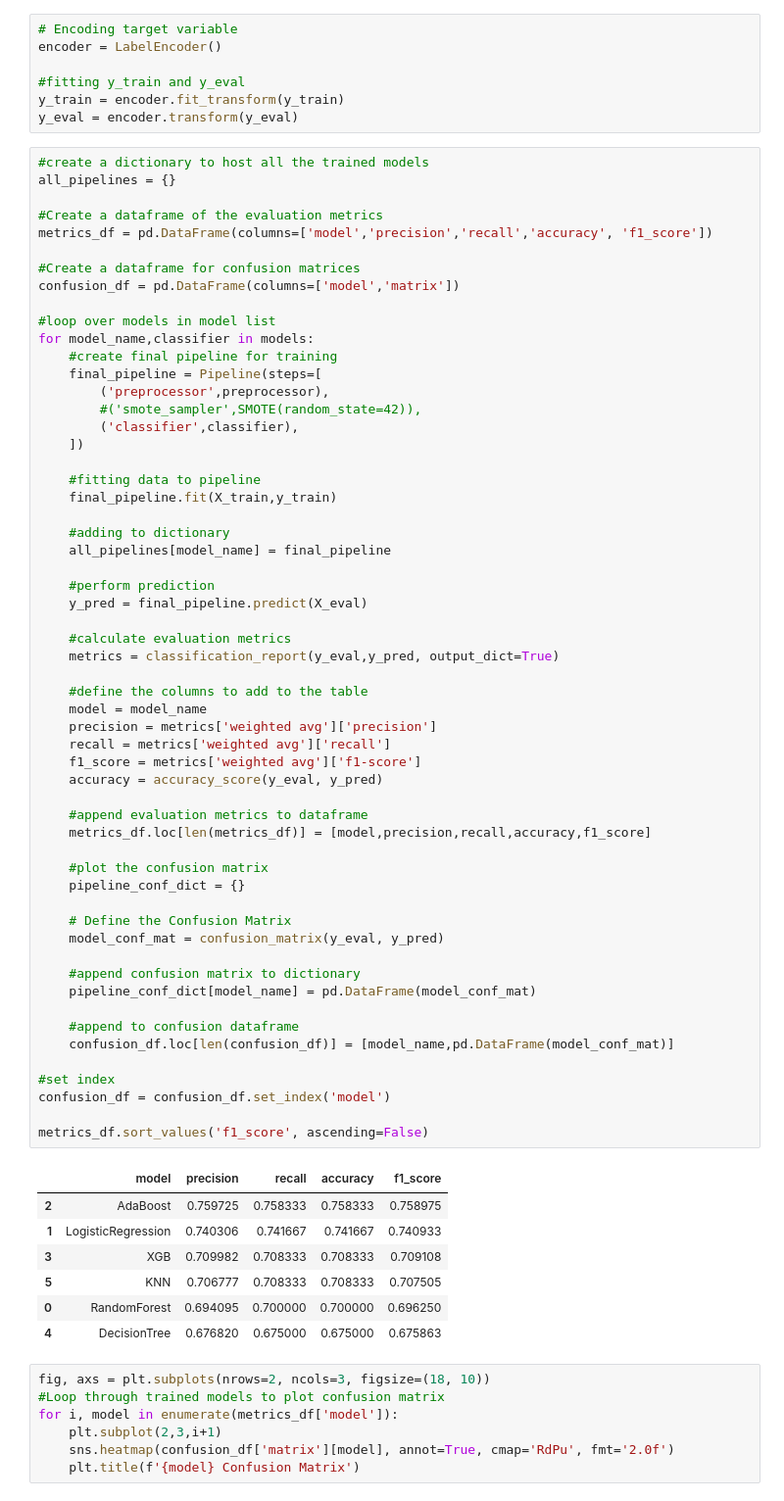
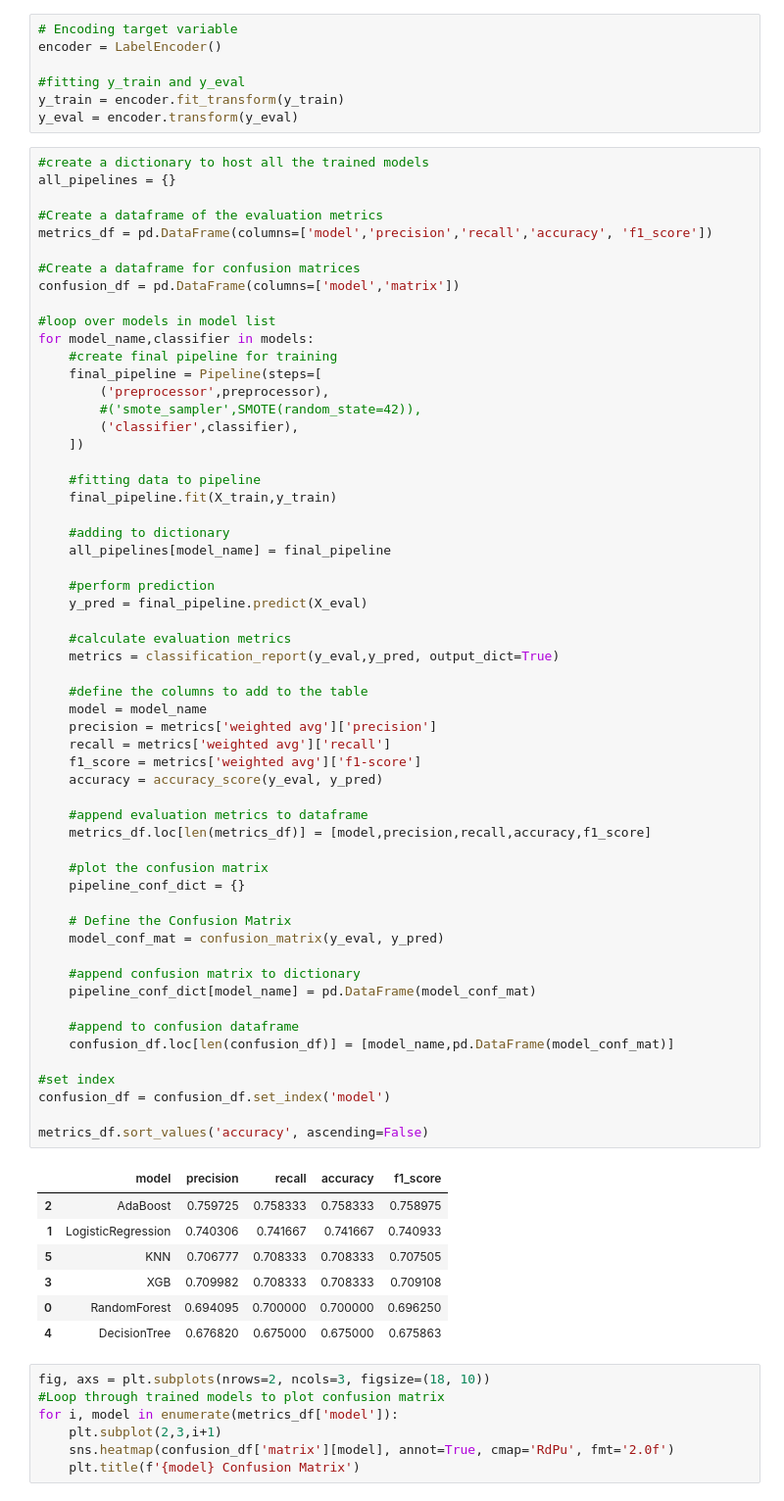
Before and after one commit to Rama-Mwenda/Sepsis-Prediction, a Jupyter notebook: notebooks/analysis.ipynb, the cells around one changed output. Shown at 98% size. Cells and saved outputs as stored; diff of their text form.

```diff
--- a/notebooks/analysis.ipynb
+++ b/notebooks/analysis.ipynb
@@ -611,36 +610,36 @@ for model_name,classifier in models:
 
     #define the columns to add to the table
     model = model_name
     precision = metrics['weighted avg']['precision']
     recall = metrics['weighted avg']['recall']
     f1_score = metrics['weighted avg']['f1-score']
     accuracy = accuracy_score(y_eval, y_pred)
 
     #append evaluation metrics to dataframe
     metrics_df.loc[len(metrics_df)] = [model,precision,recall,accuracy,f1_score]
 
     #plot the confusion matrix
     pipeline_conf_dict = {}
 
     # Define the Confusion Matrix
     model_conf_mat = confusion_matrix(y_eval, y_pred)
 
     #append confusion matrix to dictionary
     pipeline_conf_dict[model_name] = pd.DataFrame(model_conf_mat)
 
     #append to confusion dataframe
     confusion_df.loc[len(confusion_df)] = [model_name,pd.DataFrame(model_conf_mat)]
 
 #set index
 confusion_df = confusion_df.set_index('model')
 
-metrics_df.sort_values('f1_score', ascending=False)
+metrics_df.sort_values('accuracy', ascending=False)
 # %% [output]
 |  | model | precision | recall | accuracy | f1_score |
 | 2 | AdaBoost | 0.759725 | 0.758333 | 0.758333 | 0.758975 |
 | 1 | LogisticRegression | 0.740306 | 0.741667 | 0.741667 | 0.740933 |
+| 5 | KNN | 0.706777 | 0.708333 | 0.708333 | 0.707505 |
 | 3 | XGB | 0.709982 | 0.708333 | 0.708333 | 0.709108 |
-| 5 | KNN | 0.706777 | 0.708333 | 0.708333 | 0.707505 |
 | 0 | RandomForest | 0.694095 | 0.700000 | 0.700000 | 0.696250 |
 | 4 | DecisionTree | 0.676820 | 0.675000 | 0.675000 | 0.675863 |
 # %%
```
Also changed, not shown: parts of 6 cells of this notebook, 5 other files.
